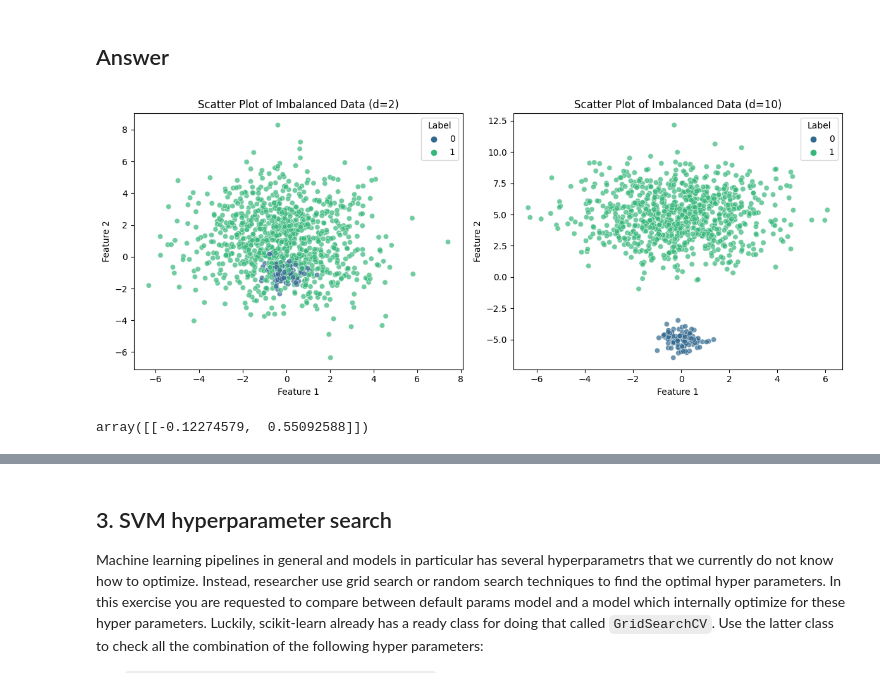
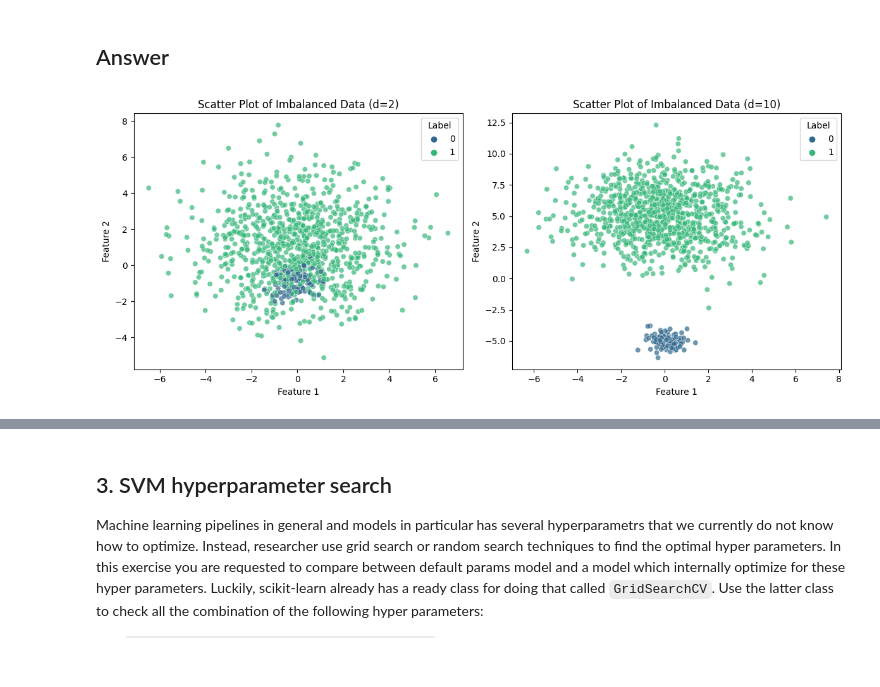
Before and after one commit to anidima/ydata_ml_sl, a Jupyter notebook: HW2_svm_Pegasos.ipynb, the cells around one changed output, grey strips where cells are left out. Saved outputs shown, nothing was run; the diff lists cells and outputs as text; code cells hidden in the pictures.

Commit message:
Unbalanced data done

```diff
--- a/HW2_svm_Pegasos.ipynb
+++ b/HW2_svm_Pegasos.ipynb
@@ -49,7 +51,7 @@ from matplotlib import pyplot as plt
 
 from sklearn.base import BaseEstimator, ClassifierMixin
 # %%
-class SVM(BaseEstimator, ClassifierMixin):
+class SVM():
 
     def __init__ (self, lambda_param=0.01, n_iters=1000, k=0):
         self.lambda_param = lambda_param
@@ -332,39 +334,61 @@ def make_data(d, imbalance=0.1):
     X[y==1,1] = np.random.normal(loc=d/2, scale=2, size=size_1)
     return X, y
 # %%
-
 def plot_data(X, y, d, ax):
     data = {'feature_1': X[:, 0], 'feature_2': X[:, 1], 'label': y}
     df = pd.DataFrame(data)
 
     sns.scatterplot(x='feature_1', y='feature_2', hue='label', data=df, palette='viridis', marker='o', alpha=0.7, ax=ax)
     ax.set_title(f'Scatter Plot of Imbalanced Data (d={d})')
     ax.set_xlabel('Feature 1')
     ax.set_ylabel('Feature 2')
     ax.legend(title='Label', loc='upper right')
 
-# Create subplots
-fig, axes = plt.subplots(1, 2, figsize=(12, 5))
 
-# Plot for d=2
-d2 = 2
-X_d2, y_d2 = make_data(d2)
-plot_data(X_d2, y_d2, d2, ax=axes[0])
+def fit_and_plot_svm(linear_svc, d, ax, hyperplane):
+    X, y = make_data(d)
 
-# Plot for d=10
-d10 = 10
-X_d10, y_d10 = make_data(d10)
-plot_data(X_d10, y_d10, d10, ax=axes[1])
+    # Plot the data points
+    plot_data(X, y, d, ax=ax)
 
-# Adjust layout
-plt.tight_layout()
-plt.show()
+    if hyperplane:
+        linear_svc.fit(X, y)
+        y_pred = linear_svc.predict(X)
+
+        # Plot the hyperplane
+        w = linear_svc.coef_
+        bias = linear_svc.intercept_
+        x1 = np.array([-8, 8])
+        x2 = -(x1 * w[0, 0] + bias) / w[0, 1]
+
+        # Accuracy and balanced accuracy
+        a_sc = accuracy_score(y, y_pred)
+        ba_sc = balanced_accuracy_score(y, y_pred)
+
+        ax.set_title(f'Imbalanced Data (d={d}), Accuracy = {a_sc:.2f}, Balanced accuracy = {ba_sc:.2f}')
+        ax.plot(x1, x2, color='red', label='SVM Hyperplane')
+
+
+def scatter_plots(hyperplane=False, balanced=False):
+
+    if balanced == True:
+        linear_svc = LinearSVC(dual='auto', class_weight="balanced")
+    else:
+        linear_svc = LinearSVC(dual='auto', class_weight=None)
+
+    # Create subplots
+    fig, axes = plt.subplots(1, 2, figsize=(12, 5))
+
+    # Fit and plot for d=2
+    fit_and_plot_svm(linear_svc, d=2, ax=axes[0], hyperplane=hyperplane)
+
+    # Fit and plot for d=10
+    fit_and_plot_svm(linear_svc, d=10, ax=axes[1], hyperplane=hyperplane)
+
+    # Adjust layout
+    plt.tight_layout()
+    plt.show()
+
+scatter_plots(hyperplane=False, balanced=False)
 # %% [output]
-[figure, old version]
+[figure, new version]
-# %%
-linear_svc = LinearSVC(dual='auto')
-
-linear_svc.fit(X_d10, y_d10)
-linear_svc.coef_
-# %% [output]
-array([[-0.12274579,  0.55092588]])
```
Also changed, not shown: parts of 13 cells of this notebook.
